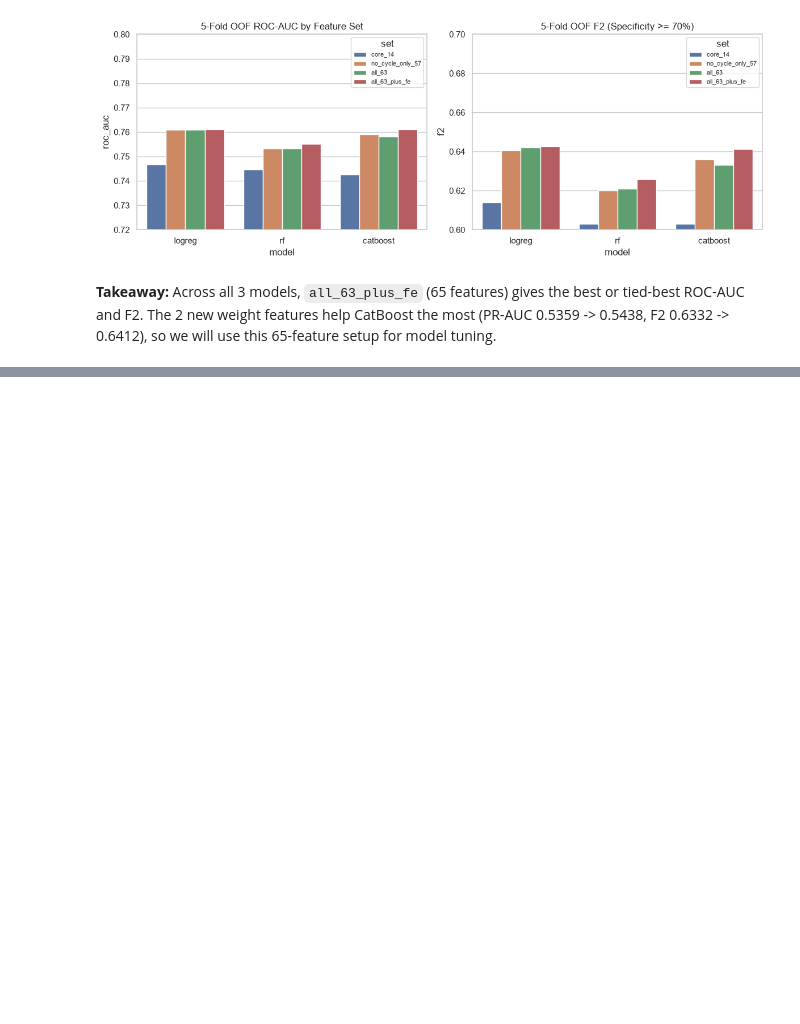
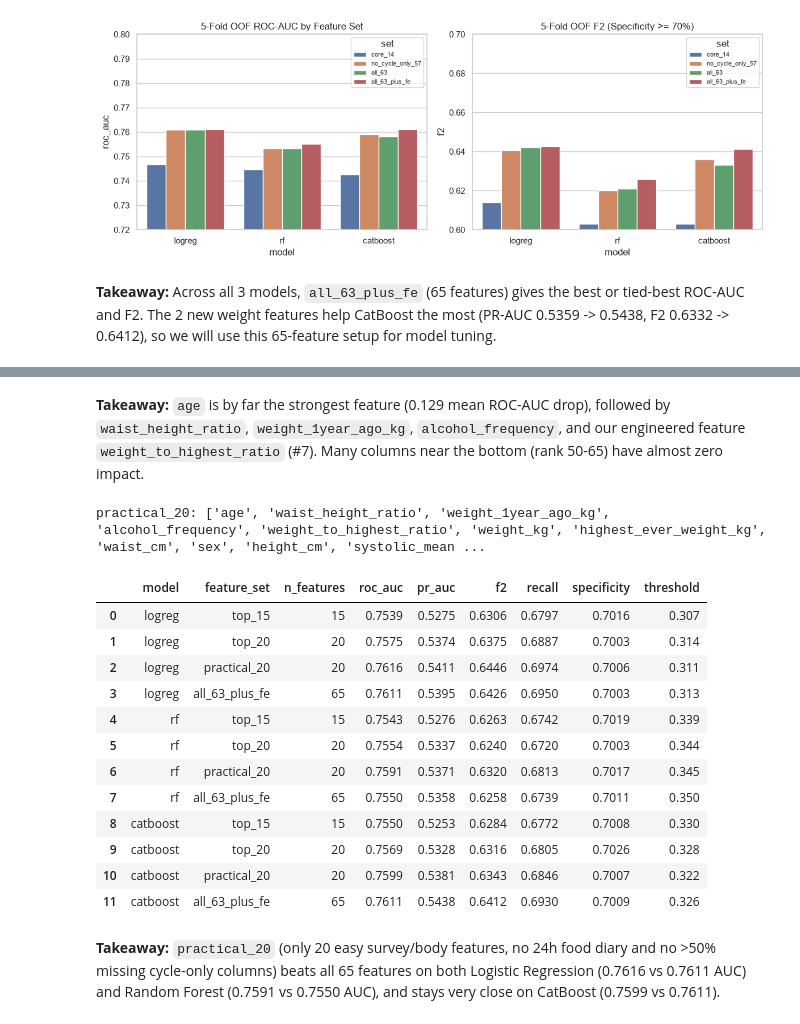
Before and after one commit to axiom-digital/type0-diabetes-screening, a Jupyter notebook: notebooks/03_feature_selection.ipynb, the cells around one changed output, grey strips where cells are left out. Drawn from its saved outputs; the diff is of its cells as text; code cells hidden in the pictures; blank space fills up the shorter version.

```diff
--- a/notebooks/03_feature_selection.ipynb
+++ b/notebooks/03_feature_selection.ipynb
@@ -359,0 +472,52 @@ plt.show()
+# %% [markdown]
+**Takeaway:** `age` is by far the strongest feature (0.129 mean ROC-AUC drop), followed by `waist_height_ratio`, `weight_1year_ago_kg`, `alcohol_frequency`, and our engineered feature `weight_to_highest_ratio` (#7). Many columns near the bottom (rank 50-65) have almost zero impact.
+# %%
+# compare top_15, top_20, and practical_20 against all_63_plus_fe (65 features)
+top_15 = rank_df["feature"].head(15).tolist()
+top_20 = rank_df["feature"].head(20).tolist()
+practical_20 = rank_df.loc[rank_df["practical_survey"], "feature"].head(20).tolist()
+
+print("practical_20:", practical_20)
+
+compact_sets = {
+    "top_15": top_15,
+    "top_20": top_20,
+    "practical_20": practical_20,
+    "all_63_plus_fe": all_65,
+}
+
+compact_rows = []
+for model_type in ["logreg", "rf", "catboost"]:
+    for set_name, cols in compact_sets.items():
+        m = run_cv(df_fe, cols, model_type)
+        compact_rows.append({
+            "model": model_type,
+            "feature_set": set_name,
+            "n_features": len(cols),
+            "roc_auc": m["roc_auc"],
+            "pr_auc": m["pr_auc"],
+            "f2": m["f2"],
+            "recall": m["recall"],
+            "specificity": m["specificity"],
+            "threshold": m["threshold"],
+        })
+
+compact_df = pd.DataFrame(compact_rows)
+display(compact_df)
+# %% [output]
+practical_20: ['age', 'waist_height_ratio', 'weight_1year_ago_kg', 'alcohol_frequency', 'weight_to_highest_ratio', 'weight_kg', 'highest_ever_weight_kg', 'waist_cm', 'sex', 'height_cm', 'systolic_mean ...
+|  | model | feature_set | n_features | roc_auc | pr_auc | f2 | recall | specificity | threshold |
+| 0 | logreg | top_15 | 15 | 0.7539 | 0.5275 | 0.6306 | 0.6797 | 0.7016 | 0.307 |
+| 1 | logreg | top_20 | 20 | 0.7575 | 0.5374 | 0.6375 | 0.6887 | 0.7003 | 0.314 |
+| 2 | logreg | practical_20 | 20 | 0.7616 | 0.5411 | 0.6446 | 0.6974 | 0.7006 | 0.311 |
+| 3 | logreg | all_63_plus_fe | 65 | 0.7611 | 0.5395 | 0.6426 | 0.6950 | 0.7003 | 0.313 |
+| 4 | rf | top_15 | 15 | 0.7543 | 0.5276 | 0.6263 | 0.6742 | 0.7019 | 0.339 |
+| 5 | rf | top_20 | 20 | 0.7554 | 0.5337 | 0.6240 | 0.6720 | 0.7003 | 0.344 |
+| 6 | rf | practical_20 | 20 | 0.7591 | 0.5371 | 0.6320 | 0.6813 | 0.7017 | 0.345 |
+| 7 | rf | all_63_plus_fe | 65 | 0.7550 | 0.5358 | 0.6258 | 0.6739 | 0.7011 | 0.350 |
+| 8 | catboost | top_15 | 15 | 0.7550 | 0.5253 | 0.6284 | 0.6772 | 0.7008 | 0.330 |
+| 9 | catboost | top_20 | 20 | 0.7569 | 0.5328 | 0.6316 | 0.6805 | 0.7026 | 0.328 |
+| 10 | catboost | practical_20 | 20 | 0.7599 | 0.5381 | 0.6343 | 0.6846 | 0.7007 | 0.322 |
+| 11 | catboost | all_63_plus_fe | 65 | 0.7611 | 0.5438 | 0.6412 | 0.6930 | 0.7009 | 0.326 |
+# %% [markdown]
+**Takeaway:** `practical_20` (only 20 easy survey/body features, no 24h food diary and no >50% missing cycle-only columns) beats all 65 features on both Logistic Regression (0.7616 vs 0.7611 AUC) and Random Forest (0.7591 vs 0.7550 AUC), and stays very close on CatBoost (0.7599 vs 0.7611).
```
Also changed, not shown: parts of 4 cells of this notebook.
